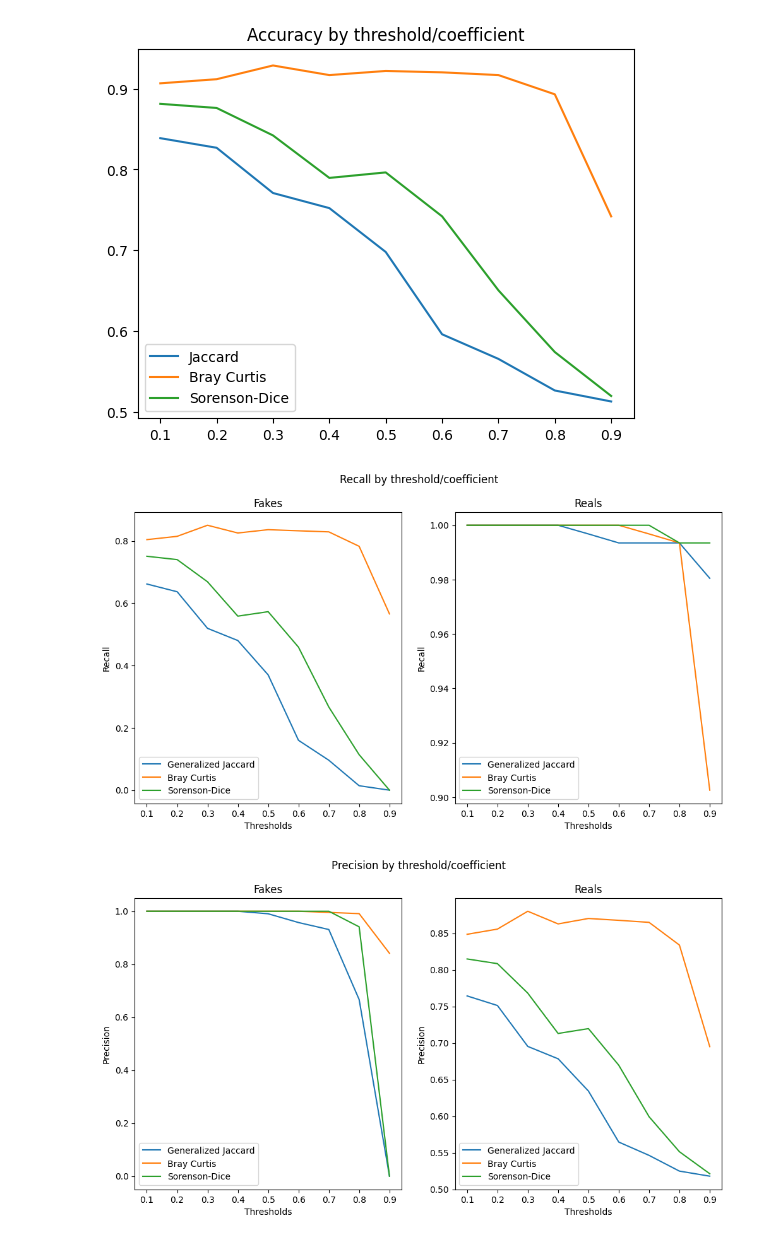
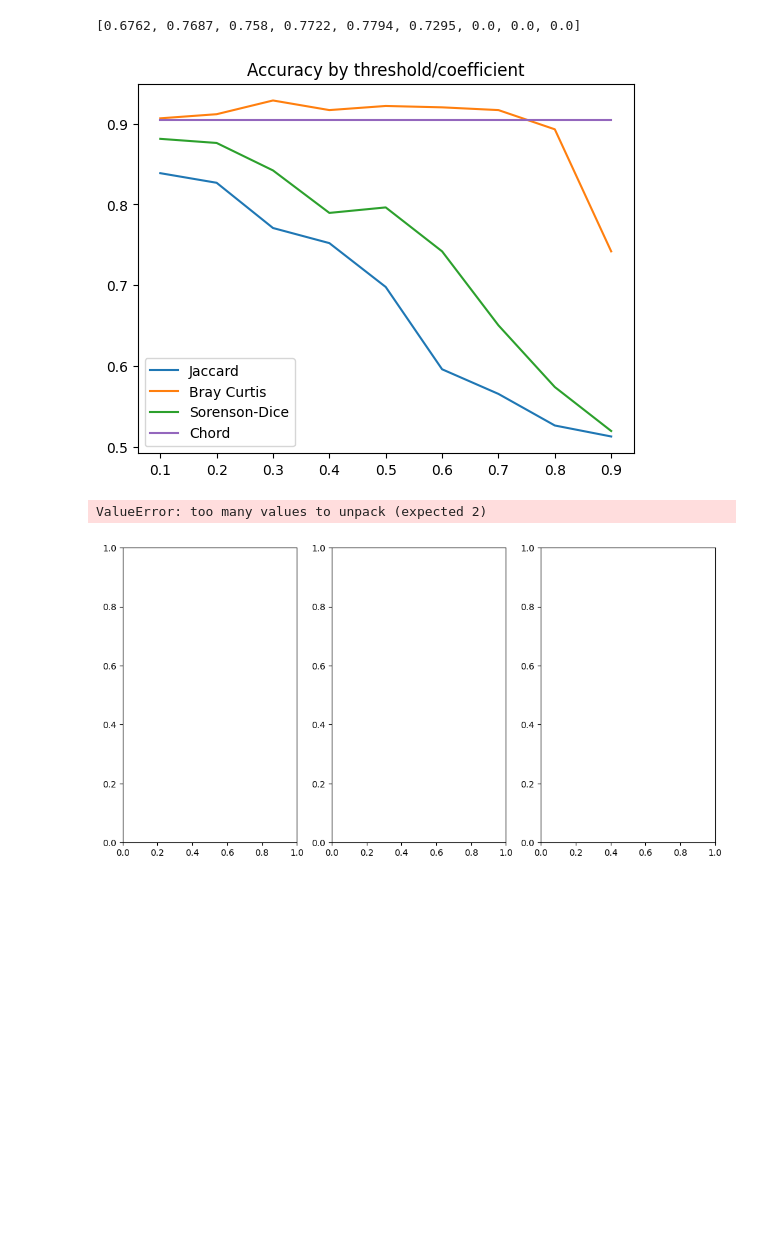
Before and after one commit to alvess-dev/election-news-classifier, a Jupyter notebook: notebooks/coefficientsResearchNotebooks/finalEvaluate.ipynb, the cells around one changed output. Drawn from its saved outputs; the diff is of its cells as text; code cells hidden in the pictures; blank space fills up the shorter version.

Commit message:
feat(coefficients): add chord dissimilarity coefficient to real and fake ocurrences

```diff
--- a/notebooks/coefficientsResearchNotebooks/finalEvaluate.ipynb
+++ b/notebooks/coefficientsResearchNotebooks/finalEvaluate.ipynb
@@ -88,6 +89,10 @@ def evaluate(dfReal, dfFalso, noticiasTeste, limiar, coeficiente):
     # Faz o coeficiente de sorensen-dice
     dfJunto['sd'] = (2 * np.minimum(dfJunto['aparicoesReais'], dfJunto['aparicoesFalsas'])) / (dfJunto['aparicoesReais'] + dfJunto['aparicoesFalsas'])
 
+    # Faz o coeficiente de chore
+    dfJunto['cdR'] = (dfJunto['aparicoesReais']) / ((2 * ((dfJunto['aparicoesReais'])**2) + ((dfJunto['aparicoesFalsas'])**2)))**0.5
+
+    #dfJunto['cdF'] = (dfJunto['aparicoesFalsas']) / (math.sqrt(2 * (dfJunto['aparicoesReais']**2 + dfJunto['aparicoesFalsas']**2)))
 
     # Limpa palavras com coeficiente menor que o limiar (palavras com aparições equivalentes em ambos casos)
     if (coeficiente == 'bc'):
@@ -95,8 +100,11 @@ def evaluate(dfReal, dfFalso, noticiasTeste, limiar, coeficiente):
     elif (coeficiente == 'gj'):
         dfJunto = dfJunto.loc[dfJunto['gj'] > limiar]
     elif (coeficiente == 'sd'):
-
         dfJunto = dfJunto.loc[dfJunto['sd'] > limiar]
+    elif (coeficiente == 'cdF'):
+        dfJunto = dfJunto.loc[dfJunto['cdF'] > limiar]
+    elif (coeficiente == 'cdR'):
+        dfJunto = dfJunto.loc[dfJunto['cdR'] > limiar]
 
     # Pega o total de aparições após NLP
     tFalsas = dfJunto['aparicoesFalsas'].sum()
@@ -390,12 +474,16 @@ def criarGrafico(ybc, ygj, ysd, titulo):
     # display the plot
     plt.savefig(f'assets/{titulo}.png')
     plt.show()
+# %%
+sensibilidadeFalsasCD
+# %% [output]
+[0.6762, 0.7687, 0.758, 0.7722, 0.7794, 0.7295, 0.0, 0.0, 0.0]
 # %%
-acuracidadeGrafico = criarGrafico(acuracidadesBC, acuracidadesGJ, acuracidadesSD, 'Accuracy')
+acuracidadeGrafico = criarGrafico(acuracidadesBC, acuracidadesGJ, acuracidadesSD, acuracidadesCDR,'Accuracy')
 # %% [output]
-[figure, old version]
+[figure, new version]
 # %%
-def criarGraficoPlotado(titulo, yfalsasgj, y1falsasbc, y2falsassd, yreaisgj, y1reaisbc, y2reaissd):
+def criarGraficoPlotado(titulo, yfalsasgj, y1falsasbc, y2falsassd, y3falsascdr, yreaisgj, y1reaisbc, y2reaissd, y3reaiscdr):
     x = [0.1, 0.2, 0.3, 0.4, 0.5, 0.6, 0.7, 0.8, 0.9]
 
     fig, (ax0, ax1) = plt.subplots(nrows=1, ncols=2, sharex=True, figsize=(12, 6))
@@ -406,6 +494,7 @@ def criarGraficoPlotado(titulo, yfalsasgj, y1falsasbc, y2falsassd, yreaisgj, y1r
     ax0.plot(x, yfalsasgj, label='Generalized Jaccard')
     ax0.plot(x, y1falsasbc, label='Bray Curtis')
     ax0.plot(x, y2falsassd, label='Sorenson-Dice')
+    ax0.plot(x, y3falsascdr, label='Chord reals')
     ax0.legend()
 
     ax1.set_title('Reals')
@@ -414,6 +503,7 @@ def criarGraficoPlotado(titulo, yfalsasgj, y1falsasbc, y2falsassd, yreaisgj, y1r
     ax1.plot(x, yreaisgj, label='Generalized Jaccard')
     ax1.plot(x, y1reaisbc, label='Bray Curtis')
     ax1.plot(x, y2reaissd, label='Sorenson-Dice')
+    ax1.plot(x, y3reaiscdr, label='Chord reals')
     ax1.legend()
 
 
@@ -421,9 +511,9 @@ def criarGraficoPlotado(titulo, yfalsasgj, y1falsasbc, y2falsassd, yreaisgj, y1r
     plt.savefig(f'assets/{titulo}.png')
     plt.show()
 # %%
-criarGraficoPlotado('F1-score', f1FalsasGJ, f1FalsasBC, f1FalsasSD, f1ReaisGJ, f1ReaisBC, f1ReaisSD)
-criarGraficoPlotado('Recall', sensibilidadeFalsasGJ, sensibilidadeFalsasBC, sensibilidadeFalsasSD, sensibilidadeReaisGJ, sensibilidadeReaisBC, sensibilidadeReaisSD)
-criarGraficoPlotado('Precision', precisoesFalsasGJ, precisoesFalsasBC, precisoesFalsasSD, precisoesReaisGJ, precisoesReaisBC, precisoesReaisSD)
+criarGraficoPlotado('F1-score', f1FalsasGJ, f1FalsasBC, f1FalsasSD, f1FalsasCDR, f1ReaisGJ, f1ReaisBC, f1ReaisSD, f1ReaisCDR)
+#criarGraficoPlotado('Recall', sensibilidadeFalsasGJ, sensibilidadeFalsasBC, sensibilidadeFalsasSD, sensibilidadeFalsasCDR, sensibilidadeReaisGJ, sensibilidadeReaisBC, sensibilidadeReaisSD, sensibilidadeReaisCDR)
+#criarGraficoPlotado('Precision', precisoesFalsasGJ, precisoesFalsasBC, precisoesFalsasSD, precisoesFalsasCDR, precisoesReaisGJ, precisoesReaisBC, precisoesReaisSD, precisoesReaisCDR)
 # %% [output]
+ValueError: too many values to unpack (expected 2)
-[figure, old version]
+[figure, new version]
-[figure, removed]
```
Also changed, not shown: parts of 3 cells of this notebook, 4 other files.
